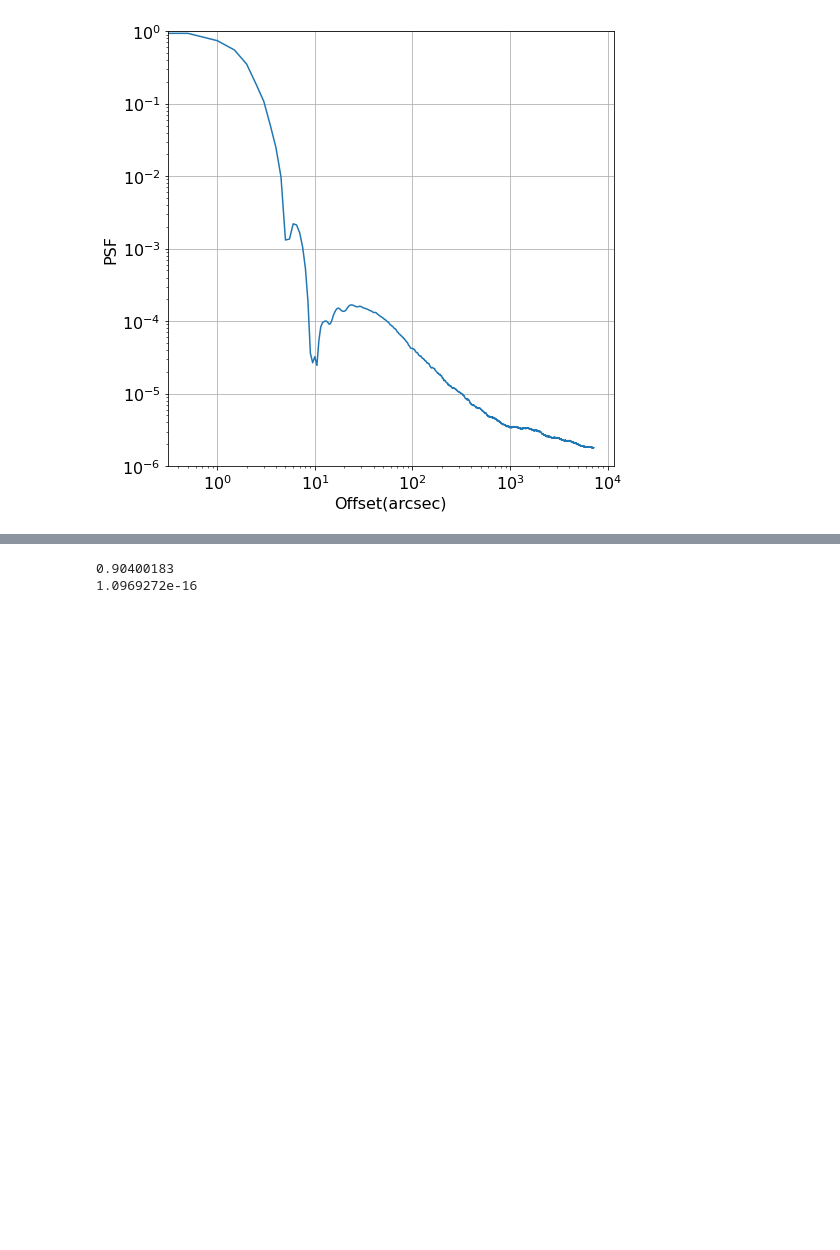
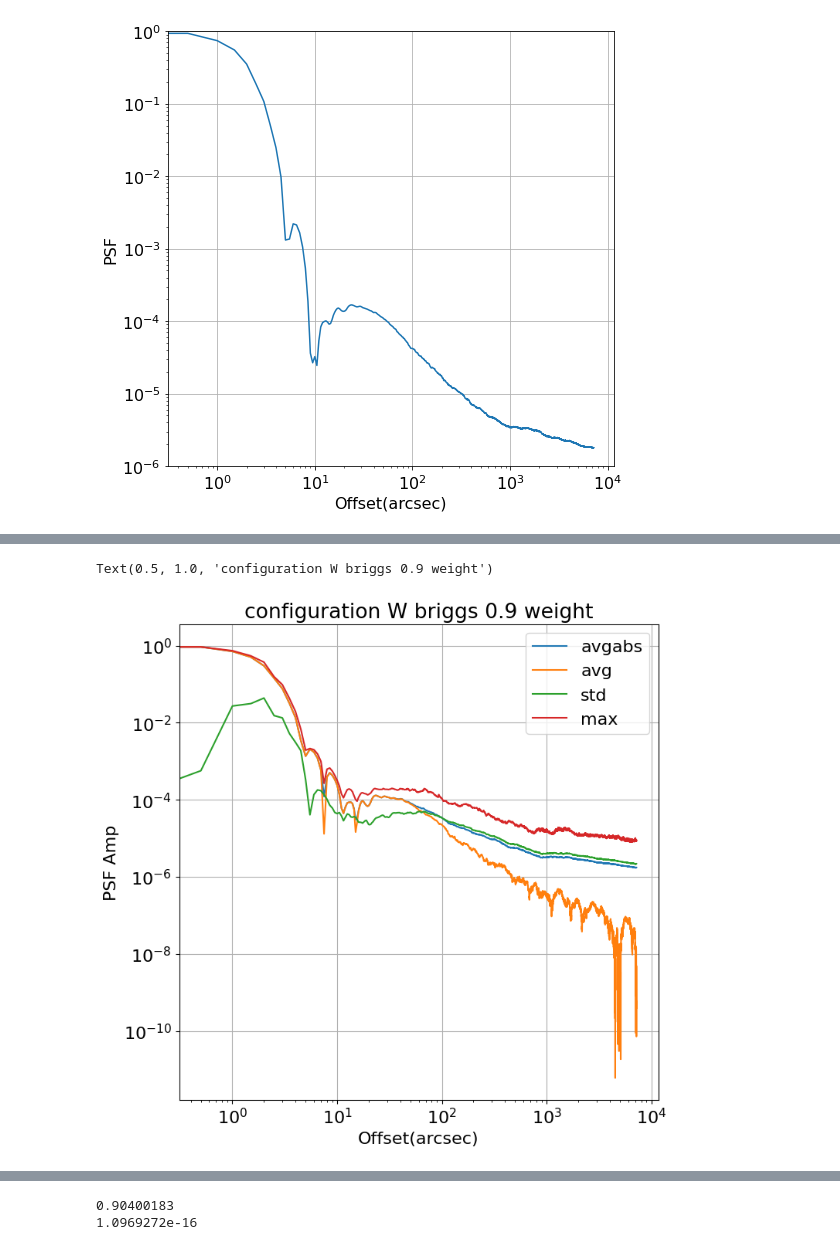
Before and after one commit to yupinghuang/sim-toolkit, a Jupyter notebook: notebooks/visualize-psf.ipynb, the cells around one changed output, grey strips where cells are left out. Saved outputs shown, nothing was run; the diff lists cells and outputs as text; code cells hidden in the pictures; blank space fills up the shorter version.

```diff
--- a/notebooks/visualize-psf.ipynb
+++ b/notebooks/visualize-psf.ipynb
@@ -158,0 +163,16 @@ Text(0.5, 1.0, 'configuration W natural weight, 3.49asec x 3.42asec')
+# %%
+plt.figure(figsize=(8,8))
+plt.plot(dist10*60, average10, label='avgabs')
+plt.plot(dist10*60, np.abs(avg10), label='avg')
+plt.plot(dist10*60, std10, label='std')
+plt.plot(dist10*60, maxabs10, label='max')
+plt.xlabel('Offset(arcsec)')
+plt.ylabel('PSF Amp')
+plt.yscale('log')
+plt.xscale('log')
+plt.grid()
+plt.legend()
+plt.title('configuration W briggs 0.9 weight')
+# %% [output]
+Text(0.5, 1.0, 'configuration W briggs 0.9 weight')
+[figure, added]
```
Also changed, not shown: parts of 10 cells of this notebook, 6 other files.
